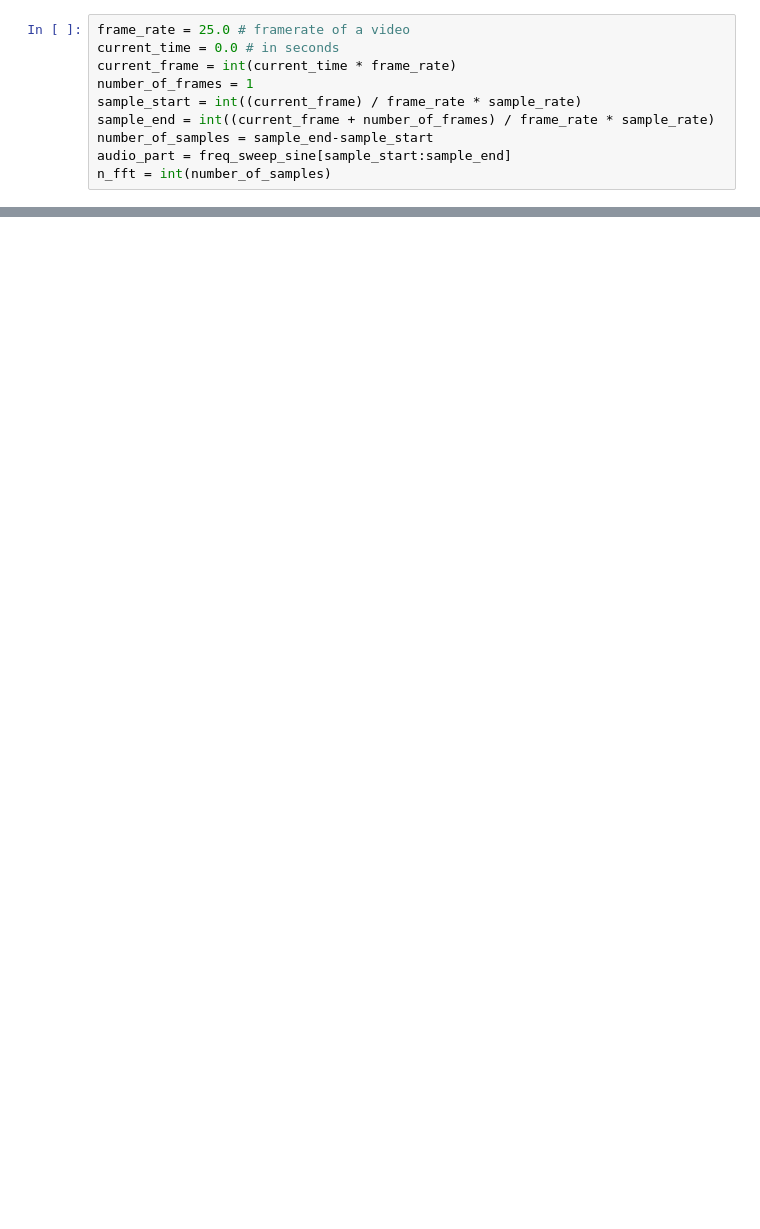
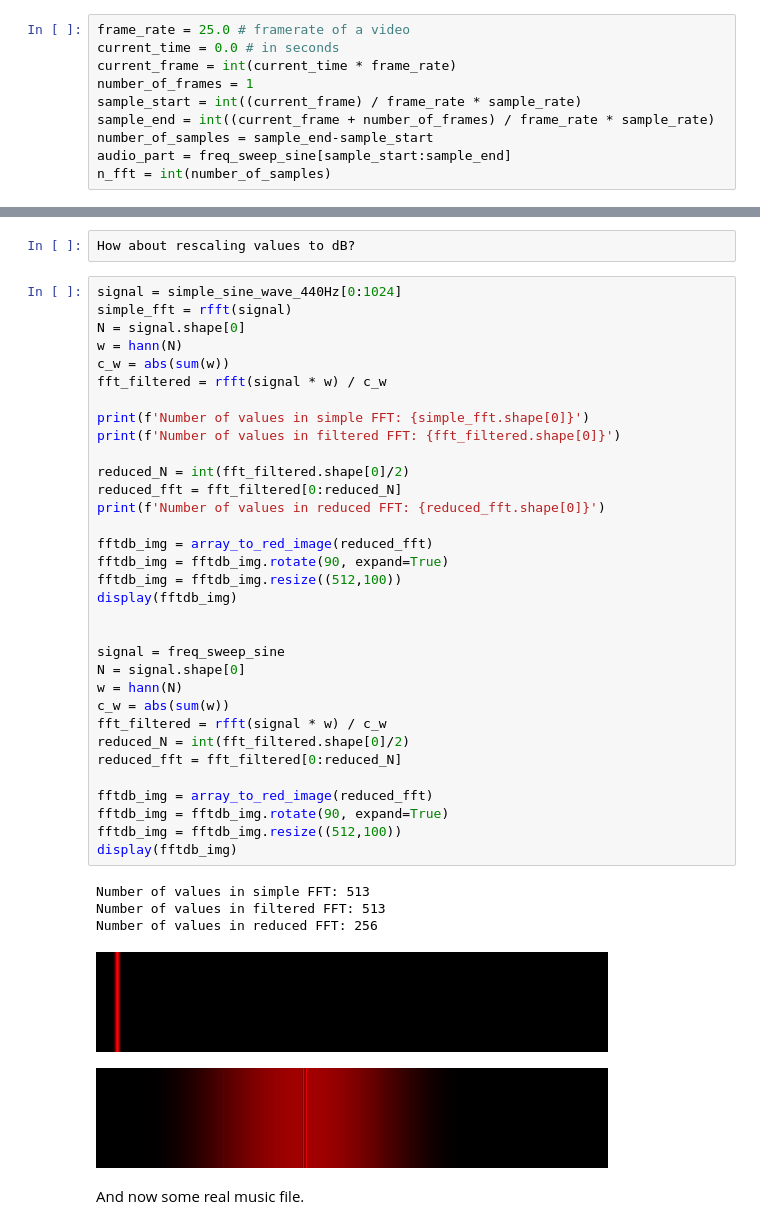
Before and after one commit to utak3r/PyShaderPlayground, a Jupyter notebook: experiments/sound_analysis_part2.ipynb, the cells around one changed output, grey strips where cells are left out. Saved outputs shown, nothing was run; the diff lists cells and outputs as text; blank space fills up the shorter version.

```diff
--- a/experiments/sound_analysis_part2.ipynb
+++ b/experiments/sound_analysis_part2.ipynb
@@ -194,0 +224,43 @@ display(fft_img)
+# %%
+How about rescaling values to dB?
+# %%
+signal = simple_sine_wave_440Hz[0:1024]
+simple_fft = rfft(signal)
+N = signal.shape[0]
+w = hann(N)
+c_w = abs(sum(w))
+fft_filtered = rfft(signal * w) / c_w
+
+print(f'Number of values in simple FFT: {simple_fft.shape[0]}')
+print(f'Number of values in filtered FFT: {fft_filtered.shape[0]}')
+
+reduced_N = int(fft_filtered.shape[0]/2)
+reduced_fft = fft_filtered[0:reduced_N]
+print(f'Number of values in reduced FFT: {reduced_fft.shape[0]}')
+
+fftdb_img = array_to_red_image(reduced_fft)
+fftdb_img = fftdb_img.rotate(90, expand=True)
+fftdb_img = fftdb_img.resize((512,100))
+display(fftdb_img)
+
+
+signal = freq_sweep_sine
+N = signal.shape[0]
+w = hann(N)
+c_w = abs(sum(w))
+fft_filtered = rfft(signal * w) / c_w
+reduced_N = int(fft_filtered.shape[0]/2)
+reduced_fft = fft_filtered[0:reduced_N]
+
+fftdb_img = array_to_red_image(reduced_fft)
+fftdb_img = fftdb_img.rotate(90, expand=True)
+fftdb_img = fftdb_img.resize((512,100))
+display(fftdb_img)
+# %% [output]
+Number of values in simple FFT: 513
+Number of values in filtered FFT: 513
+Number of values in reduced FFT: 256
+[figure, added]
+[figure, added]
+# %% [markdown]
+And now some real music file.
```
Also changed, not shown: parts of 9 cells of this notebook, 2 other files.
